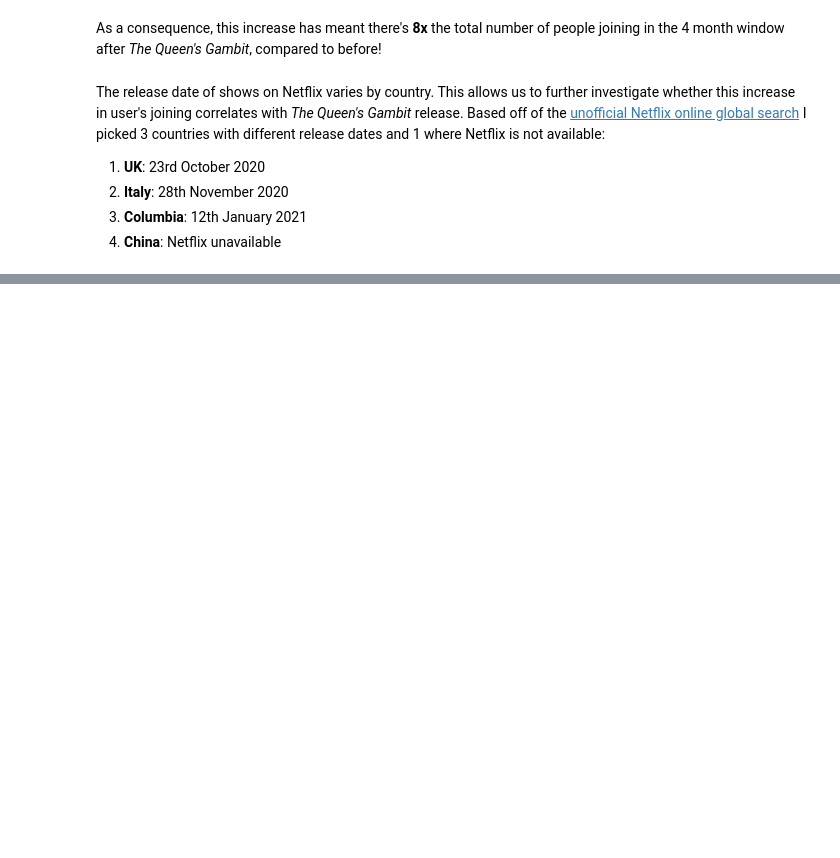
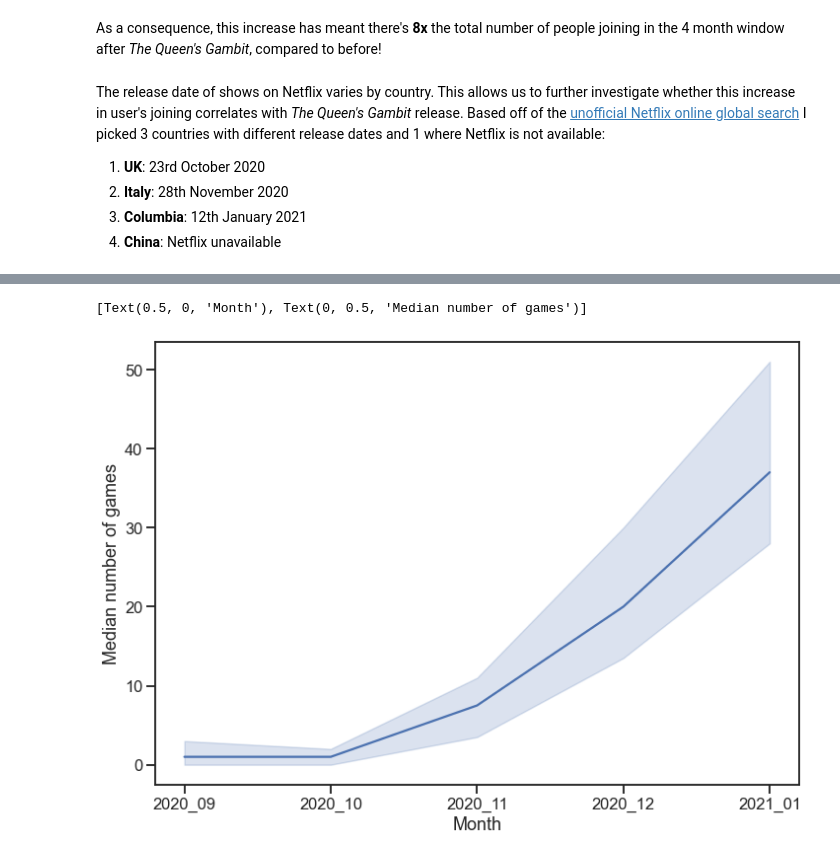
Before and after one commit to dzhang32/chess, a Jupyter notebook: 01-queens_gambit.ipynb, the cells around one changed output, grey strips where cells are left out. Cells and saved outputs as stored; diff of their text form; code cells hidden in the pictures; blank space fills up the shorter version.

```diff
--- a/01-queens_gambit.ipynb
+++ b/01-queens_gambit.ipynb
@@ -156,0 +167,14 @@ It is unclear whether the exact release date *The Queen's Gambit* of different c
+# %%
+n_games = pd.read_csv("data/GB_n_games_27_02_2021.csv")
+# %%
+##### Plotting #####
+
+g = sns.lineplot(x = 'month',
+                 y = 'n_games',
+                 data = n_games,
+                 estimator = np.median)
+
+g.set(xlabel = "Month", ylabel = "Median number of games")
+# %% [output]
+[Text(0.5, 0, 'Month'), Text(0, 0.5, 'Median number of games')]
+[figure, added]
```
Also changed, not shown: parts of 16 cells of this notebook.
